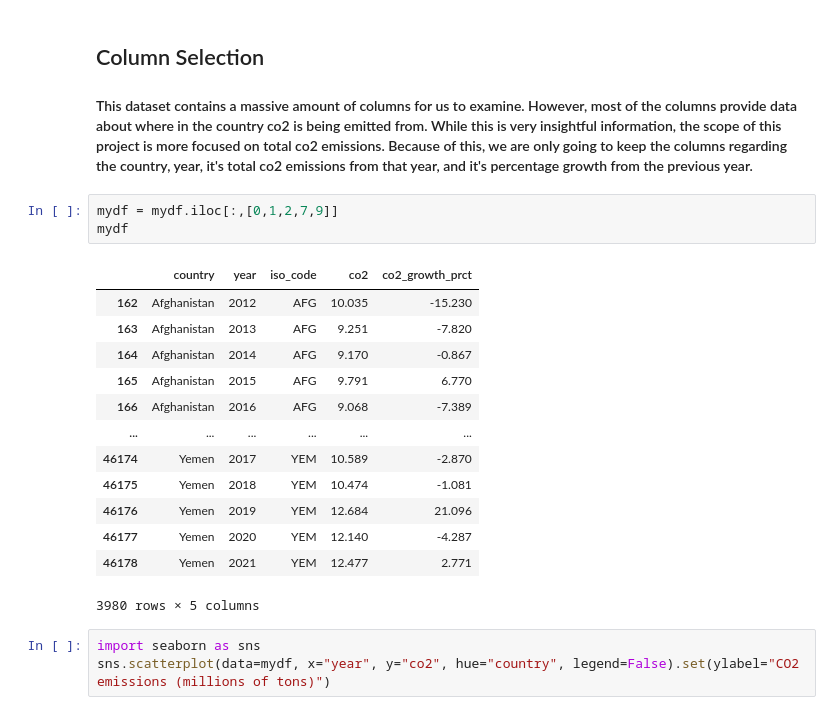
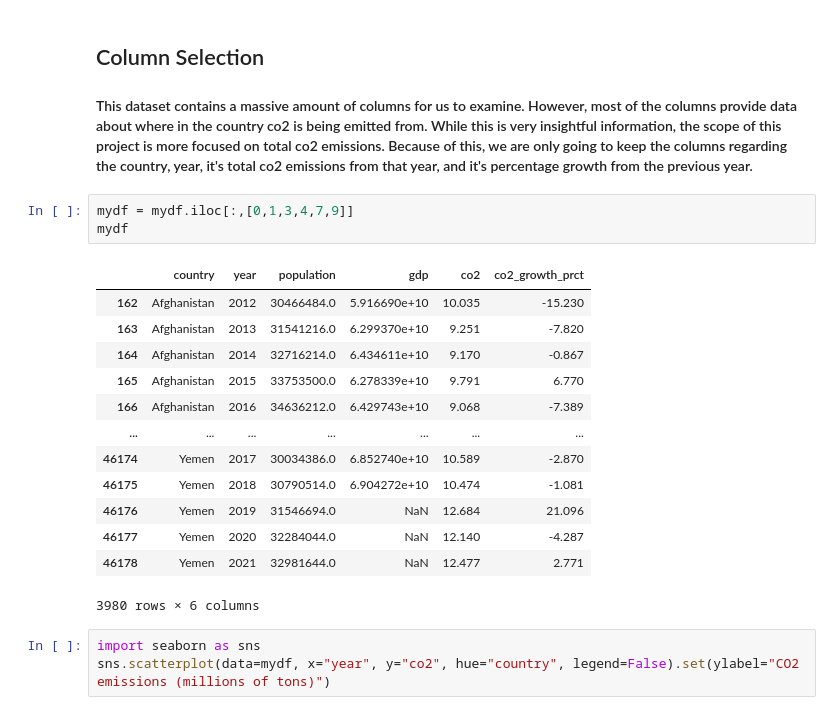
Before and after one commit to ubco-W2022T2-data301/project-group-group42, a Jupyter notebook: analysis/analysisAidan.ipynb, the cells around one changed output. Drawn from its saved outputs; the diff is of its cells as text.

```diff
--- a/analysis/analysisAidan.ipynb
+++ b/analysis/analysisAidan.ipynb
@@ -55,22 +55,22 @@ mydf
 
 ####       This dataset contains a massive amount of columns for us to examine. However, most of the columns provide data about where in the country co2 is being emitted from. While this is very insightful information, the scope of this project is more focused on total co2 emissions. Because of this, we are only going to keep the columns regarding the country, year, it's total co2 emissions from that year, and it's percentage growth from the previous year.
 # %%
-mydf = mydf.iloc[:,[0,1,2,7,9]]
+mydf = mydf.iloc[:,[0,1,3,4,7,9]]
 mydf
 # %% [output]
-|  | country | year | iso_code | co2 | co2_growth_prct |
-| 162 | Afghanistan | 2012 | AFG | 10.035 | -15.230 |
-| 163 | Afghanistan | 2013 | AFG | 9.251 | -7.820 |
-| 164 | Afghanistan | 2014 | AFG | 9.170 | -0.867 |
-| 165 | Afghanistan | 2015 | AFG | 9.791 | 6.770 |
-| 166 | Afghanistan | 2016 | AFG | 9.068 | -7.389 |
-| ... | ... | ... | ... | ... | ... |
-| 46174 | Yemen | 2017 | YEM | 10.589 | -2.870 |
-| 46175 | Yemen | 2018 | YEM | 10.474 | -1.081 |
-| 46176 | Yemen | 2019 | YEM | 12.684 | 21.096 |
-| 46177 | Yemen | 2020 | YEM | 12.140 | -4.287 |
-| 46178 | Yemen | 2021 | YEM | 12.477 | 2.771 |
+|  | country | year | population | gdp | co2 | co2_growth_prct |
+| 162 | Afghanistan | 2012 | 30466484.0 | 5.916690e+10 | 10.035 | -15.230 |
+| 163 | Afghanistan | 2013 | 31541216.0 | 6.299370e+10 | 9.251 | -7.820 |
+| 164 | Afghanistan | 2014 | 32716214.0 | 6.434611e+10 | 9.170 | -0.867 |
+| 165 | Afghanistan | 2015 | 33753500.0 | 6.278339e+10 | 9.791 | 6.770 |
+| 166 | Afghanistan | 2016 | 34636212.0 | 6.429743e+10 | 9.068 | -7.389 |
+| ... | ... | ... | ... | ... | ... | ... |
+| 46174 | Yemen | 2017 | 30034386.0 | 6.852740e+10 | 10.589 | -2.870 |
+| 46175 | Yemen | 2018 | 30790514.0 | 6.904272e+10 | 10.474 | -1.081 |
+| 46176 | Yemen | 2019 | 31546694.0 | NaN | 12.684 | 21.096 |
+| 46177 | Yemen | 2020 | 32284044.0 | NaN | 12.140 | -4.287 |
+| 46178 | Yemen | 2021 | 32981644.0 | NaN | 12.477 | 2.771 |
-3980 rows × 5 columns
+3980 rows × 6 columns
 # %%
 import seaborn as sns
 sns.scatterplot(data=mydf, x="year", y="co2", hue="country", legend=False).set(ylabel="CO2 emissions (millions of tons)")
```
Also changed, not shown: parts of 23 cells of this notebook, 2 other files.
